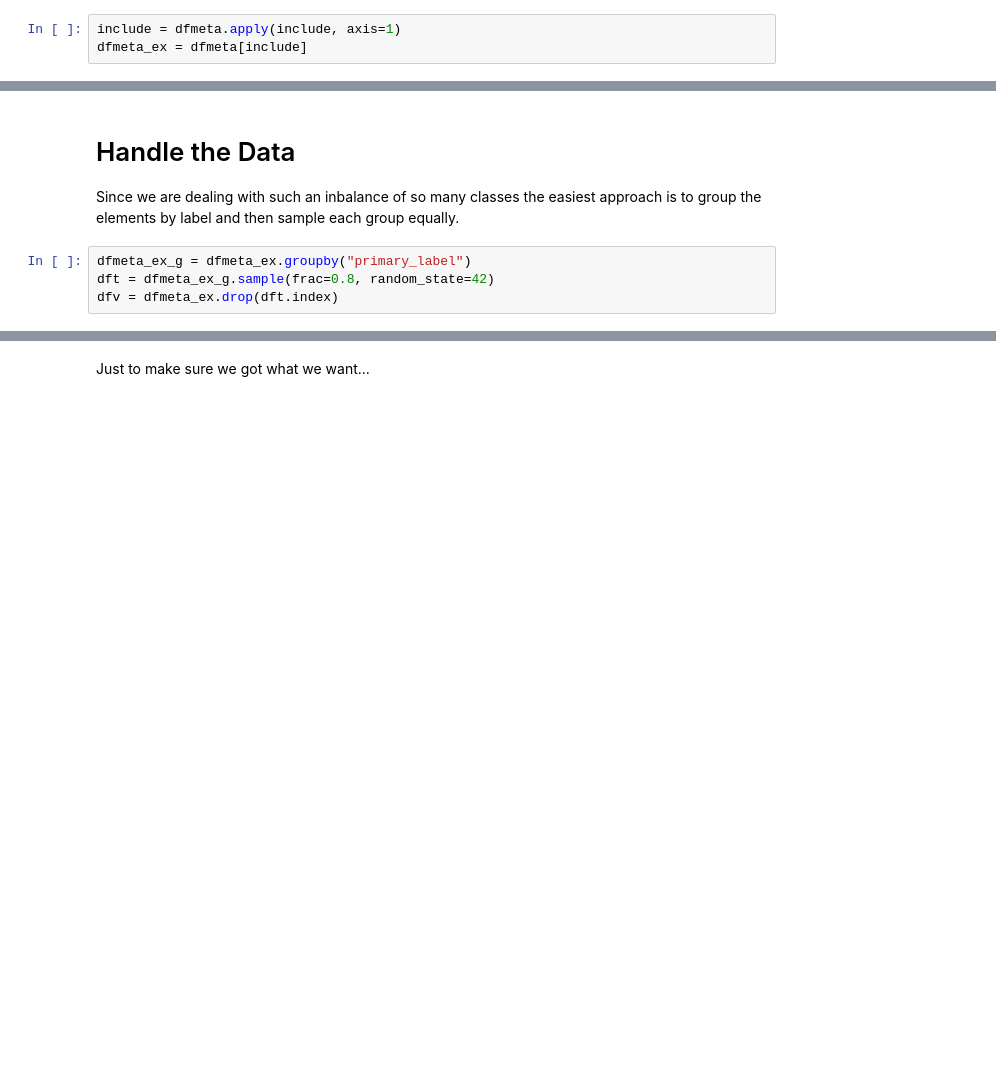
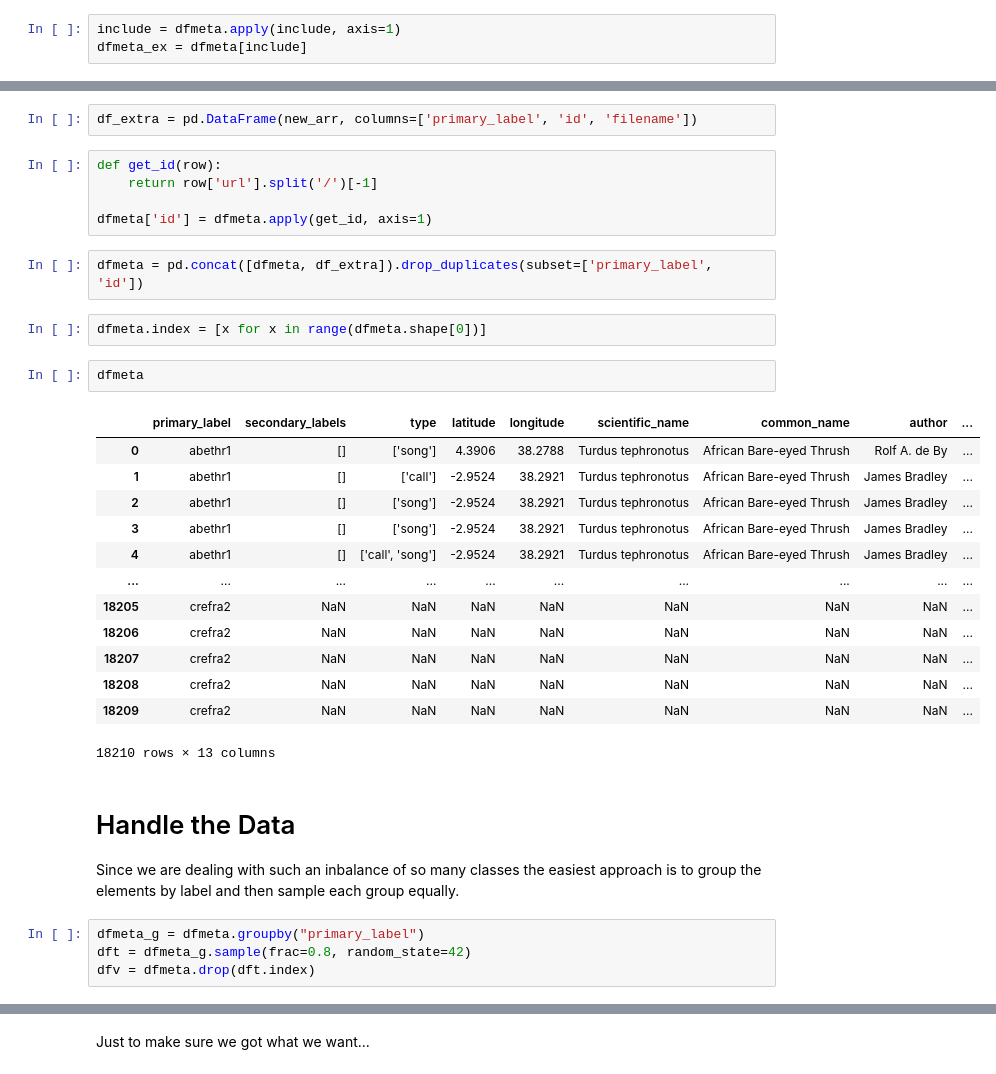
Before and after one commit to djm3622/personal_proj, a Jupyter notebook: birdclef-amp-tfrecord.ipynb, the cells around one changed output, grey strips where cells are left out. Saved outputs shown, nothing was run; the diff lists cells and outputs as text; blank space fills up the shorter version.

```diff
--- a/birdclef-amp-tfrecord.ipynb
+++ b/birdclef-amp-tfrecord.ipynb
@@ -40,11 +104,38 @@ dfmeta_ex = dfmeta[include]
+# %%
+df_extra = pd.DataFrame(new_arr, columns=['primary_label', 'id', 'filename'])
+# %%
+def get_id(row):
+    return row['url'].split('/')[-1]
+
+dfmeta['id'] = dfmeta.apply(get_id, axis=1)
+# %%
+dfmeta = pd.concat([dfmeta, df_extra]).drop_duplicates(subset=['primary_label', 'id'])
+# %%
+dfmeta.index = [x for x in range(dfmeta.shape[0])]
+# %%
+dfmeta
+# %% [output]
+|  | primary_label | secondary_labels | type | latitude | longitude | scientific_name | common_name | author | ... |
+| 0 | abethr1 | [] | ['song'] | 4.3906 | 38.2788 | Turdus tephronotus | African Bare-eyed Thrush | Rolf A. de By | ... |
+| 1 | abethr1 | [] | ['call'] | -2.9524 | 38.2921 | Turdus tephronotus | African Bare-eyed Thrush | James Bradley | ... |
+| 2 | abethr1 | [] | ['song'] | -2.9524 | 38.2921 | Turdus tephronotus | African Bare-eyed Thrush | James Bradley | ... |
+| 3 | abethr1 | [] | ['song'] | -2.9524 | 38.2921 | Turdus tephronotus | African Bare-eyed Thrush | James Bradley | ... |
+| 4 | abethr1 | [] | ['call', 'song'] | -2.9524 | 38.2921 | Turdus tephronotus | African Bare-eyed Thrush | James Bradley | ... |
+| ... | ... | ... | ... | ... | ... | ... | ... | ... | ... |
+| 18205 | crefra2 | NaN | NaN | NaN | NaN | NaN | NaN | NaN | ... |
+| 18206 | crefra2 | NaN | NaN | NaN | NaN | NaN | NaN | NaN | ... |
+| 18207 | crefra2 | NaN | NaN | NaN | NaN | NaN | NaN | NaN | ... |
+| 18208 | crefra2 | NaN | NaN | NaN | NaN | NaN | NaN | NaN | ... |
+| 18209 | crefra2 | NaN | NaN | NaN | NaN | NaN | NaN | NaN | ... |
+18210 rows × 13 columns
 # %% [markdown]
 # Handle the Data
 
 Since we are dealing with such an inbalance of so many classes the easiest approach is to group the elements by label and then sample each group equally.
 # %%
-dfmeta_ex_g = dfmeta_ex.groupby("primary_label")
-dft = dfmeta_ex_g.sample(frac=0.8, random_state=42)
-dfv = dfmeta_ex.drop(dft.index)
+dfmeta_g = dfmeta.groupby("primary_label")
+dft = dfmeta_g.sample(frac=0.8, random_state=42)
+dfv = dfmeta.drop(dft.index)
 # %%
 dft['primary_label'].value_counts()
 # %% [output]
```
Also changed, not shown: parts of 13 cells of this notebook.
